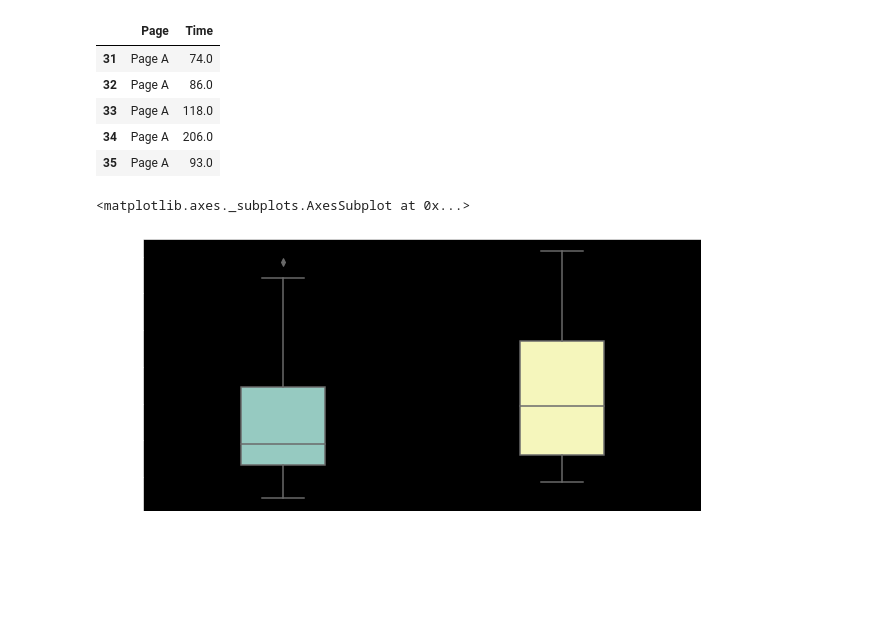
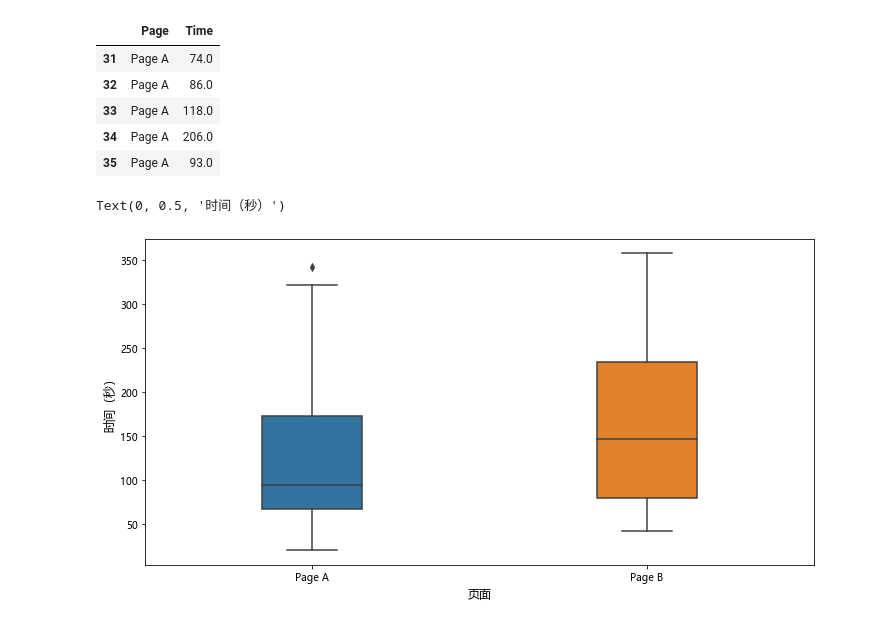
Before and after one commit to wegamekinglc/Statistic-for-Data-Science-Python, a Jupyter notebook: Chapter 03/Statistical Experiments and Significance Testing.ipynb, the cells around one changed output. Drawn from its saved outputs; the diff is of its cells as text; code cells hidden in the pictures; blank space fills up the shorter version.

```diff
--- a/Chapter 03/Statistical Experiments and Significance Testing.ipynb
+++ b/Chapter 03/Statistical Experiments and Significance Testing.ipynb
@@ -1,11 +1,16 @@
 # %%
 %matplotlib inline
+import numpy as np
 from matplotlib import pyplot as plt
 import seaborn as sns
 import pandas as pd
 from pathlib import Path
+
+pd.set_option('precision', 2)
+plt.rcParams['font.sans-serif']=['Microsoft YaHei']
+plt.rcParams['axes.unicode_minus']=False #用来正常显示负号
 # %%
-data_folder = "data"
+data_folder = "../data"
 web_data = "web_page_data.csv"
 # %%
 session_times = pd.read_csv(Path(data_folder) / web_data)
@@ -20,8 +25,12 @@ session_times.tail()
 | 34 | Page A | 206.0 |
 | 35 | Page A | 93.0 |
 # %%
-plt.subplots(figsize=(10, 5))
-sns.boxplot(x='Page', y='Time', data=session_times, width=0.3)
+# Figure 3.3
+
+fig, ax = plt.subplots(figsize=(12, 6))
+sns.boxplot(x='Page', y='Time', data=session_times, width=0.3, ax=ax)
+ax.set_xlabel('页面', fontsize=12)
+ax.set_ylabel('时间（秒）', fontsize=12)
 # %% [output]
-<matplotlib.axes._subplots.AxesSubplot at 0x...>
+Text(0, 0.5, '时间（秒）')
-[figure, old version]
+[figure, new version]
```
Also changed, not shown: parts of 11 cells of this notebook, 1 other file.
